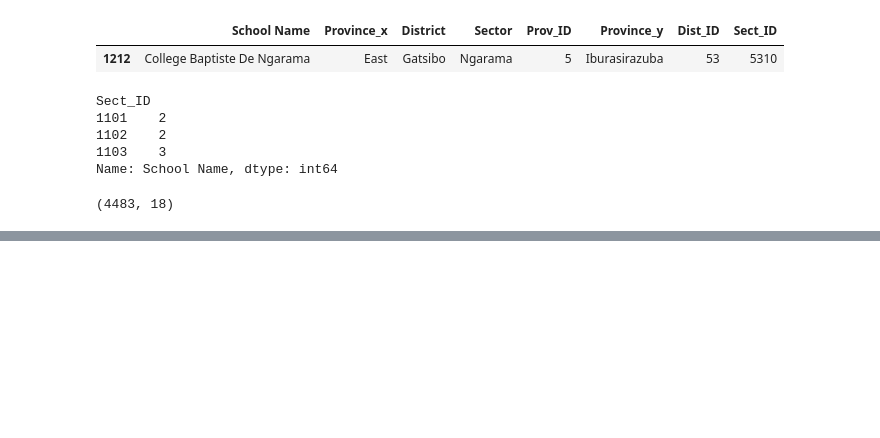
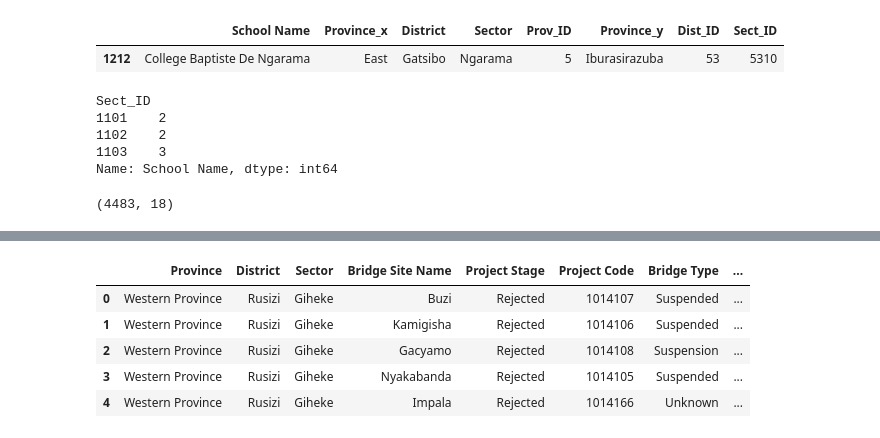
Before and after one commit to BloomTech-Labs/Labs25-Bridges_to_Prosperity-TeamC-ds, a Jupyter notebook: notebooks/merge_csvs.ipynb, the cells around one changed output, grey strips where cells are left out. Saved outputs shown, nothing was run; the diff lists cells and outputs as text; code cells hidden in the pictures; blank space fills up the shorter version.

```diff
--- a/notebooks/merge_csvs.ipynb
+++ b/notebooks/merge_csvs.ipynb
@@ -129,0 +246,2 @@ current_df.shape
+# %%
+electricity = pd.read_csv('https://raw.githubusercontent.com/Lambda-School-Labs/Labs25-Bridges_to_Prosperity-TeamC-ds/main/rwanda_data_files/Rwanda_electricity_access_districts.csv')
@@ -129,0 +255,13 @@ current_df.shape
+# %%
+# Because the districts are unique districts we can merge on the district name
+
+current_df = pd.merge(current_df, electricity, on='District')
+# %%
+current_df.head()
+# %% [output]
+|  | Province | District | Sector | Bridge Site Name | Project Stage | Project Code | Bridge Type | ... |
+| 0 | Western Province | Rusizi | Giheke | Buzi | Rejected | 1014107 | Suspended | ... |
+| 1 | Western Province | Rusizi | Giheke | Kamigisha | Rejected | 1014106 | Suspended | ... |
+| 2 | Western Province | Rusizi | Giheke | Gacyamo | Rejected | 1014108 | Suspension | ... |
+| 3 | Western Province | Rusizi | Giheke | Nyakabanda | Rejected | 1014105 | Suspended | ... |
+| 4 | Western Province | Rusizi | Giheke | Impala | Rejected | 1014166 | Unknown | ... |
```
Also changed, not shown: parts of 18 cells of this notebook.
